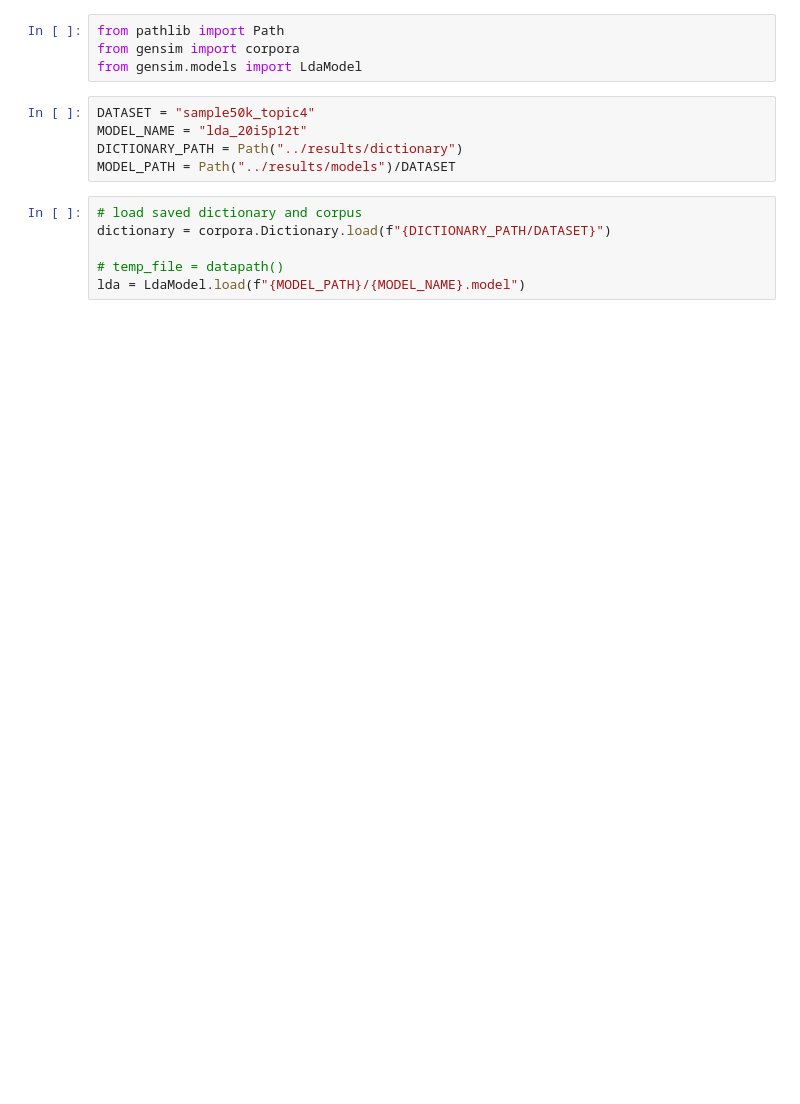
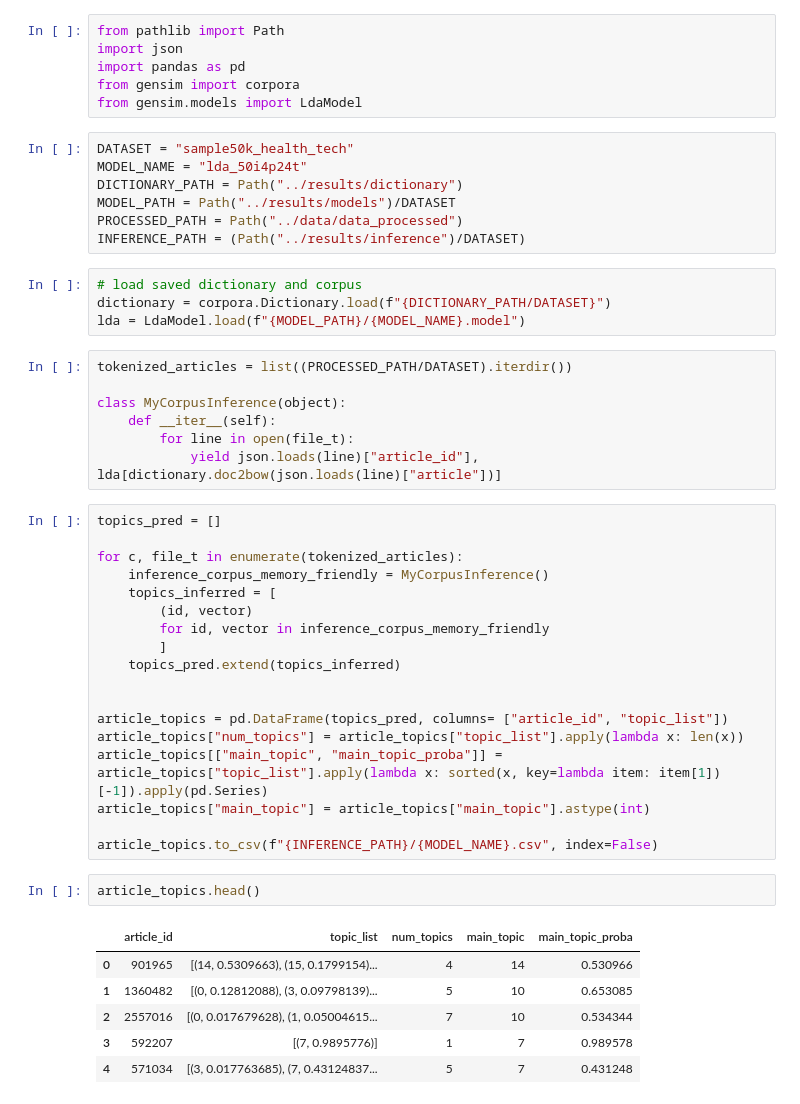
Before and after one commit to angelikawagner/fourthbrain-glg, a Jupyter notebook: scripts/07 LDA Inference.ipynb, the cells around one changed output. Saved outputs shown, nothing was run; the diff lists cells and outputs as text; blank space fills up the shorter version.

```diff
--- a/scripts/07 LDA Inference.ipynb
+++ b/scripts/07 LDA Inference.ipynb
@@ -1,18 +1,54 @@
 # %%
 from pathlib import Path
+import json
+import pandas as pd
 from gensim import corpora
 from gensim.models import LdaModel
 # %%
-DATASET = "sample50k_topic4"
-MODEL_NAME = "lda_20i5p12t"
+DATASET = "sample50k_health_tech"
+MODEL_NAME = "lda_50i4p24t"
 DICTIONARY_PATH = Path("../results/dictionary")
 MODEL_PATH = Path("../results/models")/DATASET
+PROCESSED_PATH = Path("../data/data_processed")
+INFERENCE_PATH = (Path("../results/inference")/DATASET)
 # %%
 # load saved dictionary and corpus
 dictionary = corpora.Dictionary.load(f"{DICTIONARY_PATH/DATASET}")
-
-# temp_file = datapath()
 lda = LdaModel.load(f"{MODEL_PATH}/{MODEL_NAME}.model")
+# %%
+tokenized_articles = list((PROCESSED_PATH/DATASET).iterdir())
+
+class MyCorpusInference(object):
+    def __iter__(self):
+        for line in open(file_t):
+            yield json.loads(line)["article_id"], lda[dictionary.doc2bow(json.loads(line)["article"])]
+# %%
+topics_pred = []
+
+for c, file_t in enumerate(tokenized_articles):
+    inference_corpus_memory_friendly = MyCorpusInference()
+    topics_inferred = [
+        (id, vector)
+        for id, vector in inference_corpus_memory_friendly
+        ]
+    topics_pred.extend(topics_inferred)
+
+
+article_topics = pd.DataFrame(topics_pred, columns= ["article_id", "topic_list"])
+article_topics["num_topics"] = article_topics["topic_list"].apply(lambda x: len(x))
+article_topics[["main_topic", "main_topic_proba"]] = article_topics["topic_list"].apply(lambda x: sorted(x, key=lambda item: item[1])[-1]).apply(pd.Series)
+article_topics["main_topic"] = article_topics["main_topic"].astype(int)
+
+article_topics.to_csv(f"{INFERENCE_PATH}/{MODEL_NAME}.csv", index=False)
+# %%
+article_topics.head()
+# %% [output]
+|  | article_id | topic_list | num_topics | main_topic | main_topic_proba |
+| 0 | 901965 | [(14, 0.5309663), (15, 0.1799154)... | 4 | 14 | 0.530966 |
+| 1 | 1360482 | [(0, 0.12812088), (3, 0.09798139)... | 5 | 10 | 0.653085 |
+| 2 | 2557016 | [(0, 0.017679628), (1, 0.05004615... | 7 | 10 | 0.534344 |
+| 3 | 592207 | [(7, 0.9895776)] | 1 | 7 | 0.989578 |
+| 4 | 571034 | [(3, 0.017763685), (7, 0.43124837... | 5 | 7 | 0.431248 |
 # %%
 unseen_doc = dictionary.doc2bow(["medicine", "desease", "forest", "hospital"])
 lda[unseen_doc]
```
Also changed, not shown: parts of 2 cells of this notebook, 1 other file.
